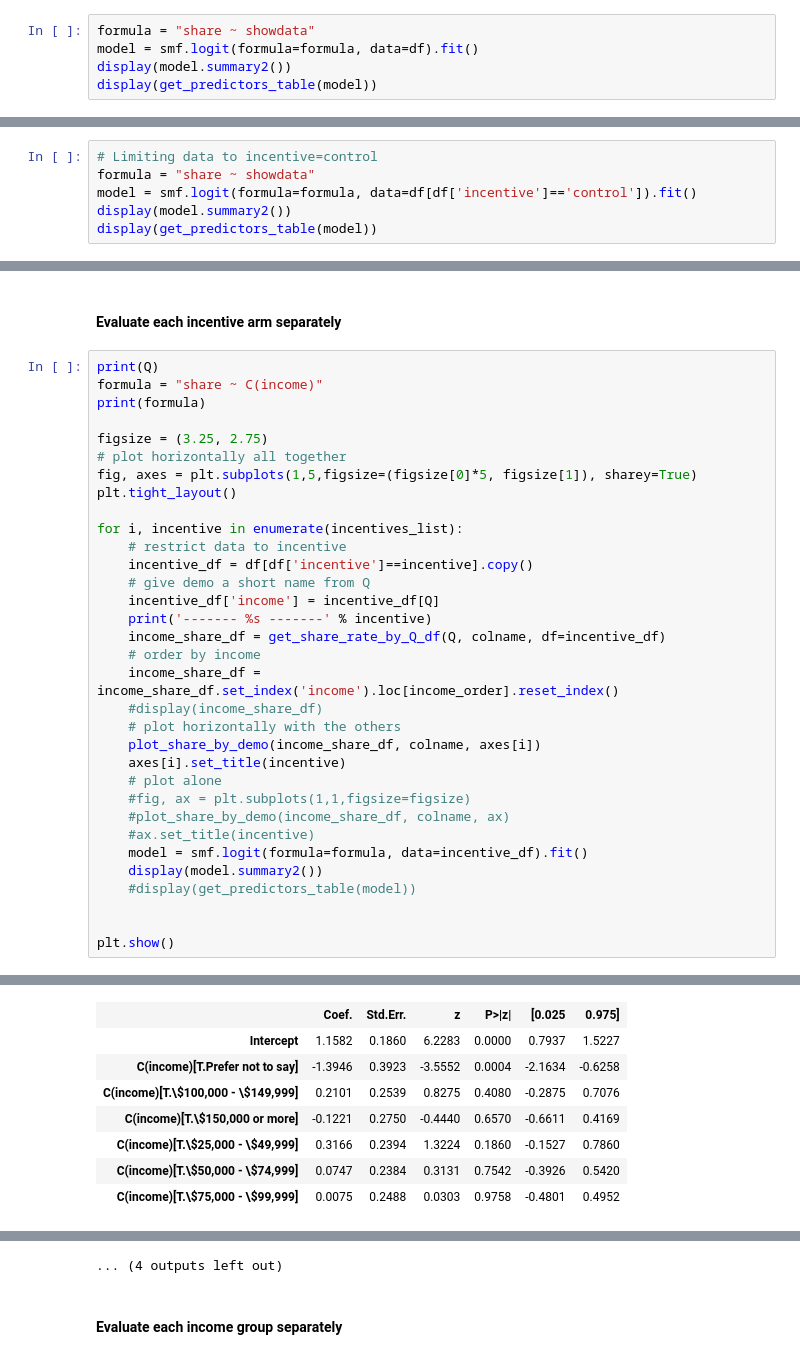
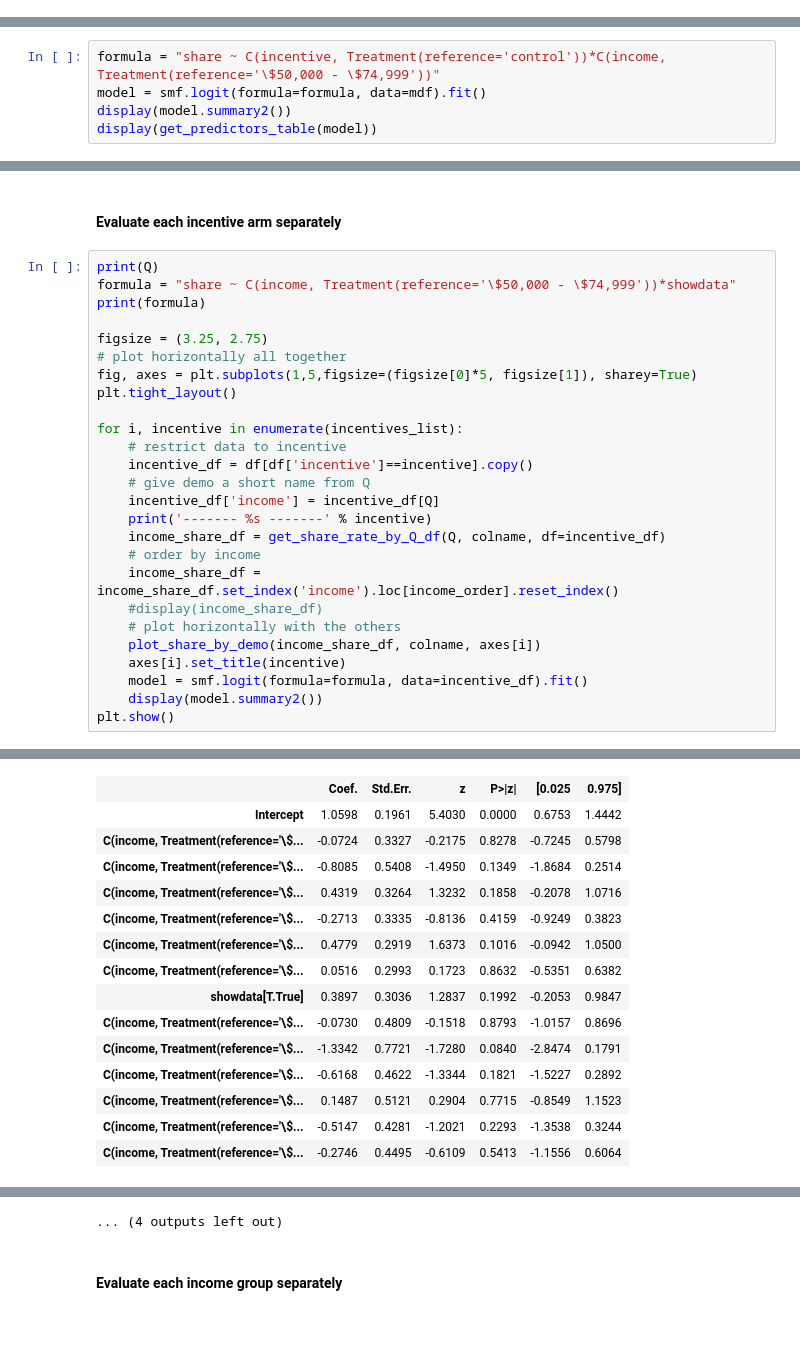
Before and after one commit to aberke/amazon-study, a Jupyter notebook: data-analysis/survey-data.ipynb, the cells around one changed output, grey strips where cells are left out. Saved outputs shown, nothing was run; the diff lists cells and outputs as text; blank space fills up the shorter version.

```diff
--- a/data-analysis/survey-data.ipynb
+++ b/data-analysis/survey-data.ipynb
@@ -349,5 +352,0 @@ Across all incentives
-# %%
-formula = "share ~ showdata"
-model = smf.logit(formula=formula, data=df).fit()
-display(model.summary2())
-display(get_predictors_table(model))
@@ -375,6 +352,0 @@ Limiting data to incentive=control --> Result not statistically significant
-# %%
-# Limiting data to incentive=control
-formula = "share ~ showdata"
-model = smf.logit(formula=formula, data=df[df['incentive']=='control']).fit()
-display(model.summary2())
-display(get_predictors_table(model))
@@ -1119,0 +1108,5 @@ What was your total household income before taxes during the past 12 months?
+# %%
+formula = "share ~ C(incentive, Treatment(reference='control'))*C(income, Treatment(reference='\$50,000 - \$74,999'))"
+model = smf.logit(formula=formula, data=mdf).fit()
+display(model.summary2())
+display(get_predictors_table(model))
@@ -1121,7 +1160,7 @@ What was your total household income before taxes during the past 12 months?
 #### Evaluate each incentive arm separately
 # %%
 print(Q)
-formula = "share ~ C(income)"
+formula = "share ~ C(income, Treatment(reference='\$50,000 - \$74,999'))*showdata"
 print(formula)
 
 figsize = (3.25, 2.75)
@@ -1142,15 +1181,8 @@ for i, incentive in enumerate(incentives_list):
     # plot horizontally with the others
     plot_share_by_demo(income_share_df, colname, axes[i])
     axes[i].set_title(incentive)
-    # plot alone
-    #fig, ax = plt.subplots(1,1,figsize=figsize)
-    #plot_share_by_demo(income_share_df, colname, ax)
-    #ax.set_title(incentive)
     model = smf.logit(formula=formula, data=incentive_df).fit()
     display(model.summary2())
-    #display(get_predictors_table(model))
-
-
 plt.show()
 # %% [output]
 Q-demos-income
@@ -1168,12 +1200,19 @@ Optimization terminated successfully.
 | Converged: | 1.0000 | Scale: | 1.0000 |
 | No. Iterations: | 5.0000 |  |  |
 |  | Coef. | Std.Err. | z | P>|z| | [0.025 | 0.975] |
-| Intercept | 1.1582 | 0.1860 | 6.2283 | 0.0000 | 0.7937 | 1.5227 |
-| C(income)[T.Prefer not to say] | -1.3946 | 0.3923 | -3.5552 | 0.0004 | -2.1634 | -0.6258 |
-| C(income)[T.\$100,000 - \$149,999] | 0.2101 | 0.2539 | 0.8275 | 0.4080 | -0.2875 | 0.7076 |
-| C(income)[T.\$150,000 or more] | -0.1221 | 0.2750 | -0.4440 | 0.6570 | -0.6611 | 0.4169 |
-| C(income)[T.\$25,000 - \$49,999] | 0.3166 | 0.2394 | 1.3224 | 0.1860 | -0.1527 | 0.7860 |
-| C(income)[T.\$50,000 - \$74,999] | 0.0747 | 0.2384 | 0.3131 | 0.7542 | -0.3926 | 0.5420 |
-| C(income)[T.\$75,000 - \$99,999] | 0.0075 | 0.2488 | 0.0303 | 0.9758 | -0.4801 | 0.4952 |
+| Intercept | 1.0598 | 0.1961 | 5.4030 | 0.0000 | 0.6753 | 1.4442 |
+| C(income, Treatment(reference='\$... | -0.0724 | 0.3327 | -0.2175 | 0.8278 | -0.7245 | 0.5798 |
+| C(income, Treatment(reference='\$... | -0.8085 | 0.5408 | -1.4950 | 0.1349 | -1.8684 | 0.2514 |
+| C(income, Treatment(reference='\$... | 0.4319 | 0.3264 | 1.3232 | 0.1858 | -0.2078 | 1.0716 |
+| C(income, Treatment(reference='\$... | -0.2713 | 0.3335 | -0.8136 | 0.4159 | -0.9249 | 0.3823 |
+| C(income, Treatment(reference='\$... | 0.4779 | 0.2919 | 1.6373 | 0.1016 | -0.0942 | 1.0500 |
+| C(income, Treatment(reference='\$... | 0.0516 | 0.2993 | 0.1723 | 0.8632 | -0.5351 | 0.6382 |
+| showdata[T.True] | 0.3897 | 0.3036 | 1.2837 | 0.1992 | -0.2053 | 0.9847 |
+| C(income, Treatment(reference='\$... | -0.0730 | 0.4809 | -0.1518 | 0.8793 | -1.0157 | 0.8696 |
+| C(income, Treatment(reference='\$... | -1.3342 | 0.7721 | -1.7280 | 0.0840 | -2.8474 | 0.1791 |
+| C(income, Treatment(reference='\$... | -0.6168 | 0.4622 | -1.3344 | 0.1821 | -1.5227 | 0.2892 |
+| C(income, Treatment(reference='\$... | 0.1487 | 0.5121 | 0.2904 | 0.7715 | -0.8549 | 1.1523 |
+| C(income, Treatment(reference='\$... | -0.5147 | 0.4281 | -1.2021 | 0.2293 | -1.3538 | 0.3244 |
+| C(income, Treatment(reference='\$... | -0.2746 | 0.4495 | -0.6109 | 0.5413 | -1.1556 | 0.6064 |
 ------- bonus-05 -------
 Optimization terminated successfully.
```
Also changed, not shown: parts of 32 cells of this notebook.
